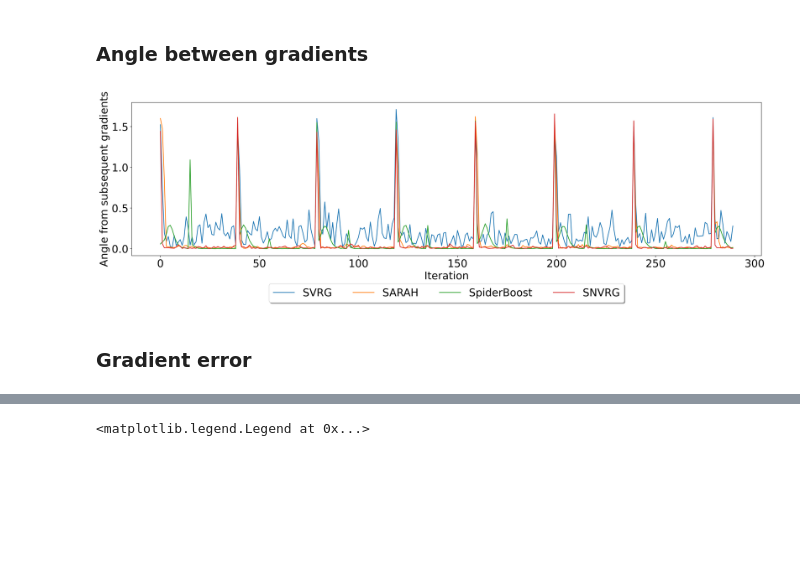
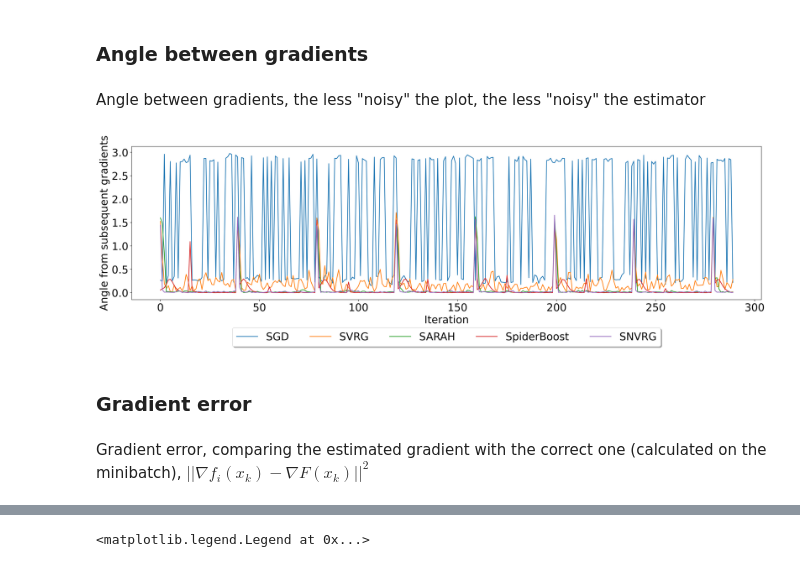
Before and after one commit to AlbertoSinigaglia/optimizer-sarah-spiderboost-snvrg, a Jupyter notebook: optimizers.ipynb, the cells around one changed output, grey strips where cells are left out. Saved outputs shown, nothing was run; the diff lists cells and outputs as text; code cells hidden in the pictures; blank space fills up the shorter version.

```diff
--- a/optimizers.ipynb
+++ b/optimizers.ipynb
@@ -257,8 +297,8 @@ def grad_robust_lin_reg_array(data, w, targets):
 alpha = 1/10
 def loss_cross_entropy_regularized(data, targets, w):
     return (
-                   -np.log(1e-10 + 1/(1+ np.exp(-np.dot(data, w).astype("float64")))) * targets
-                   -np.log(1e-10 + 1 - 1/(1+ np.exp(-np.dot(data, w).astype("float64")))) * (1-targets)
+                   -np.log(1e-10 + 1/(1+ np.exp(-np.dot(data, w)))) * targets
+                   -np.log(1e-10 + 1 - 1/(1+ np.exp(-np.dot(data, w)))) * (1-targets)
            ).mean() + \
            (w**2 / (w**2 + 1)).sum() * alpha
 def grad_cross_entropy_regularized_single(sample, w, target):
@@ -818,21 +979,29 @@ w_previous = np.zeros(data.shape[1])
 
 track_loss_spider_boost = [loss(data, w, targets)]
 track_time_spider_boost = [0]
+track_angle_spider_boost = []
+track_grad_spider_boost = []
 track_w_spider_boost = [w]
+track_all_w_spider_boost = [starting_point]
+
 time_counter = time.time()
+start =  time.time()
 
-start =  time.time()
 step = STEP_SIZES[DATASET][LOSS]["SpiderBoost"]
 decay = LEARNING_RATE_DECAY["SpiderBoost"]
-track_all_w_spider_boost = [starting_point]
-track_grad_spider_boost = []
 
-track_angle_spider_boost = []
 grad_prev = None
+
+# loop over epochs
 for i in range(EPOCHS):
+    # if MAX_RUNTIME > time passed, stop
     if MAX_RUNTIME and MAX_RUNTIME < time.time() - start: break
+    # over the dataset 2 times per epochs
     for j in range(2):
+        # if MAX_RUNTIME > time passed, stop
         if MAX_RUNTIME and MAX_RUNTIME < time.time() - start: break
+        # set seed if SAME_MINI_BATCH, in order to have different batches every iterations
+        # but same batches if runned again
         if SAME_MINI_BATCH: np.random.seed(i * 2 + j)
         chunked_data, chunked_target = getMiniBatch()
         for c_data, c_targets in zip(chunked_data, chunked_target):
@@ -840,6 +1009,7 @@ for i in range(EPOCHS):
             all_indexes = list(range(c_data.shape[0]))
             v_previous = grad_array(c_data, w, c_targets)
             for i in range(ITERS_PER_BATCH):
+
                 q = int(math.sqrt(c_data.shape[0]))
                 if  i % q == 0:
                     vk = grad_array(c_data, w, c_targets)
@@ -851,23 +1021,20 @@ for i in range(EPOCHS):
                     first = grad_array(samples_data, w, samples_targets)
                     second = grad_array(samples_data, w_previous, samples_targets)
                     vk = (first - second) + v_previous
-
-
                 w_previous = np.copy(w)
                 v_previous = np.copy(vk)
+                w = w - step * vk
+                step *= decay
 
+                track_all_w_spider_boost.append(w_previous)
+                track_grad_spider_boost.append(vk)
+                if (time.time() - time_counter) > MAX_RUNTIME / FRAME_ANIMATION :
+                    time_counter = time.time()
+                    track_w_spider_boost.append(w)
                 if grad_prev is not None:
                     track_angle_spider_boost.append(angle_between(vk,grad_prev))
                 grad_prev = vk
-                track_all_w_spider_boost.append(w)
-                track_grad_spider_boost.append(vk)
-                w = w - step * vk
 
-
-                step *= decay
-                if (time.time() - time_counter) > MAX_RUNTIME / FRAME_ANIMATION :
-                    time_counter = time.time()
-                    track_w_spider_boost.append(w)
         track_time_spider_boost.append(time.time() - start)
         track_loss_spider_boost.append(loss(data, w, targets))
 # %% [output]
@@ -1146,26 +1332,30 @@ plt.legend(["SAG", "SAGA", "SGD", "SVRG", "SARAH", "SARAH+", "SpiderBoost", "SNV
 # %% [markdown]
 ### Angle between gradients
+# %% [markdown]
+Angle between gradients, the less "noisy" the plot, the less "noisy" the estimator
 # %%
 plt.figure(figsize=(60/2.54, 15/2.54), dpi=400)
 #plt.ylim(0, 0.05)
 plt.rcParams.update({'font.size': 22})
 N = 290
-#plt.plot(track_angle_sgd[:N])
+plt.plot(track_angle_sgd[:N])
 plt.plot(track_angle_svrg[:N])
 plt.plot(track_angle_sarah[:N])
 plt.plot(track_angle_spider_boost[:N])
 plt.plot(track_angle_snvrg[:N])
 plt.xlabel("Iteration")
 plt.ylabel("Angle from subsequent gradients")
 
-plt.legend(["SVRG", "SARAH", "SpiderBoost", "SNVRG"], loc='upper center', bbox_to_anchor=(0.5, -0.15),
+plt.legend(["SGD", "SVRG", "SARAH", "SpiderBoost", "SNVRG"], loc='upper center', bbox_to_anchor=(0.5, -0.15),
            fancybox=True, shadow=True, ncol=5)
 plt.show()
 plt.rcParams.update({'font.size': 10})
 # %% [output]
-[figure, old version]
+[figure, new version]
 # %% [markdown]
 ### Gradient error
+# %% [markdown]
+Gradient error, comparing the estimated gradient with the correct one (calculated on the minibatch), $||\nabla f_i(x_k) - \nabla F(x_k)||^2$
 # %%
 %%time
 TO = 480
```
Also changed, not shown: parts of 54 cells of this notebook.
